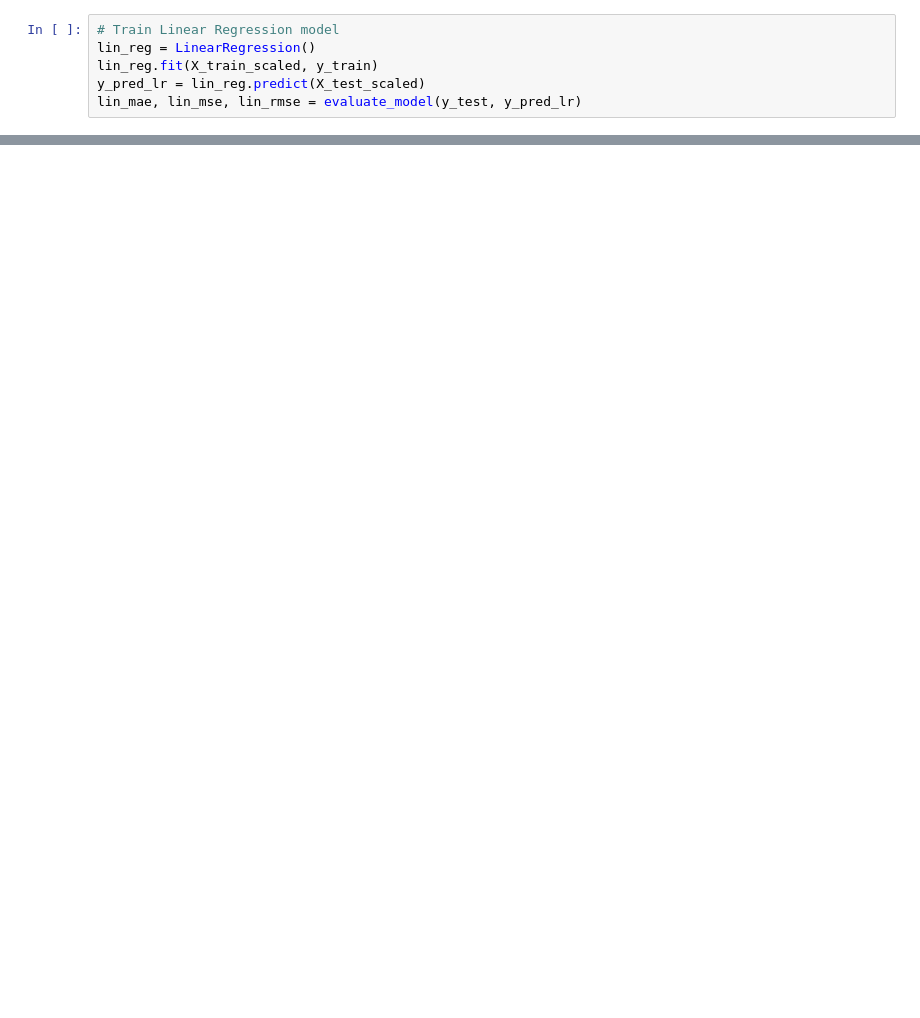
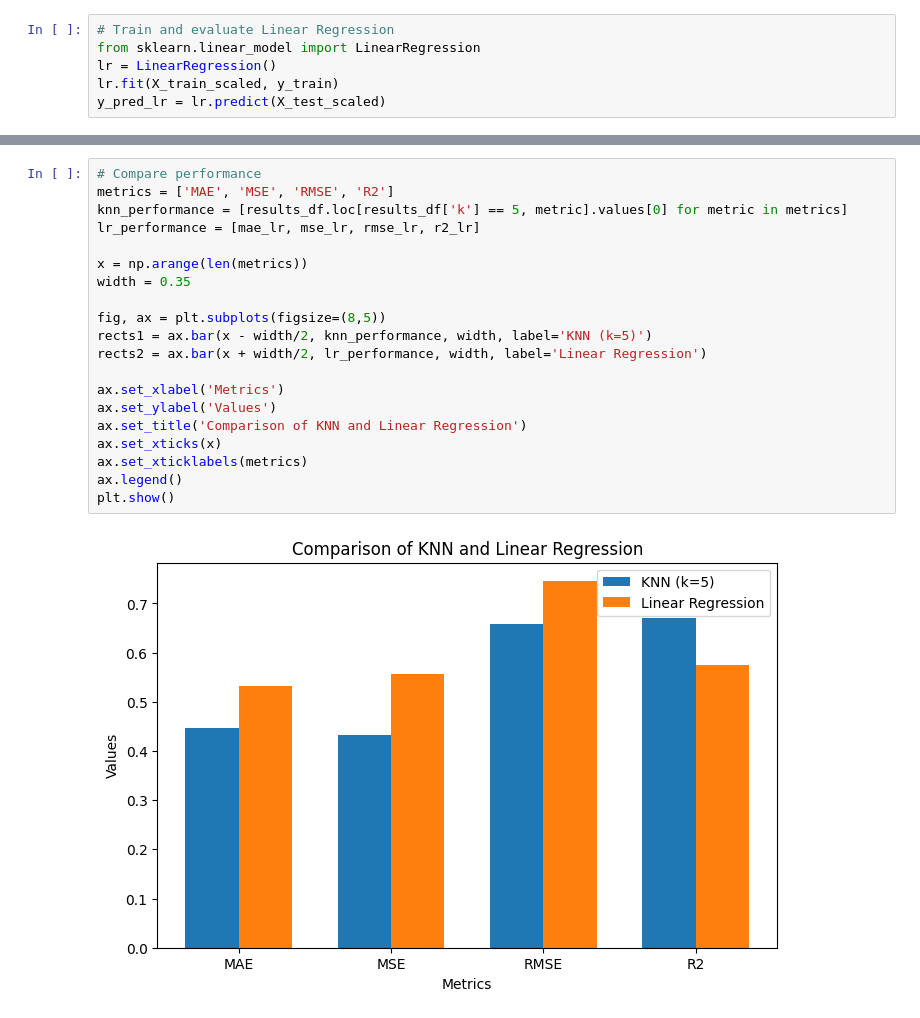
Before and after one commit to srita2003/ML_Practicals, a Jupyter notebook: Bonus_4.ipynb, the cells around one changed output, grey strips where cells are left out. Saved outputs shown, nothing was run; the diff lists cells and outputs as text; blank space fills up the shorter version.

```diff
--- a/Bonus_4.ipynb
+++ b/Bonus_4.ipynb
@@ -60,6 +92,6 @@ for k in k_values:
 # %%
-# Train Linear Regression model
-lin_reg = LinearRegression()
-lin_reg.fit(X_train_scaled, y_train)
-y_pred_lr = lin_reg.predict(X_test_scaled)
-lin_mae, lin_mse, lin_rmse = evaluate_model(y_test, y_pred_lr)
+# Train and evaluate Linear Regression
+from sklearn.linear_model import LinearRegression
+lr = LinearRegression()
+lr.fit(X_train_scaled, y_train)
+y_pred_lr = lr.predict(X_test_scaled)
@@ -84,0 +107,22 @@ plt.show()
+# %%
+# Compare performance
+metrics = ['MAE', 'MSE', 'RMSE', 'R2']
+knn_performance = [results_df.loc[results_df['k'] == 5, metric].values[0] for metric in metrics]
+lr_performance = [mae_lr, mse_lr, rmse_lr, r2_lr]
+
+x = np.arange(len(metrics))
+width = 0.35
+
+fig, ax = plt.subplots(figsize=(8,5))
+rects1 = ax.bar(x - width/2, knn_performance, width, label='KNN (k=5)')
+rects2 = ax.bar(x + width/2, lr_performance, width, label='Linear Regression')
+
+ax.set_xlabel('Metrics')
+ax.set_ylabel('Values')
+ax.set_title('Comparison of KNN and Linear Regression')
+ax.set_xticks(x)
+ax.set_xticklabels(metrics)
+ax.legend()
+plt.show()
+# %% [output]
+[figure, added]
```
Also changed, not shown: parts of 16 cells of this notebook.
